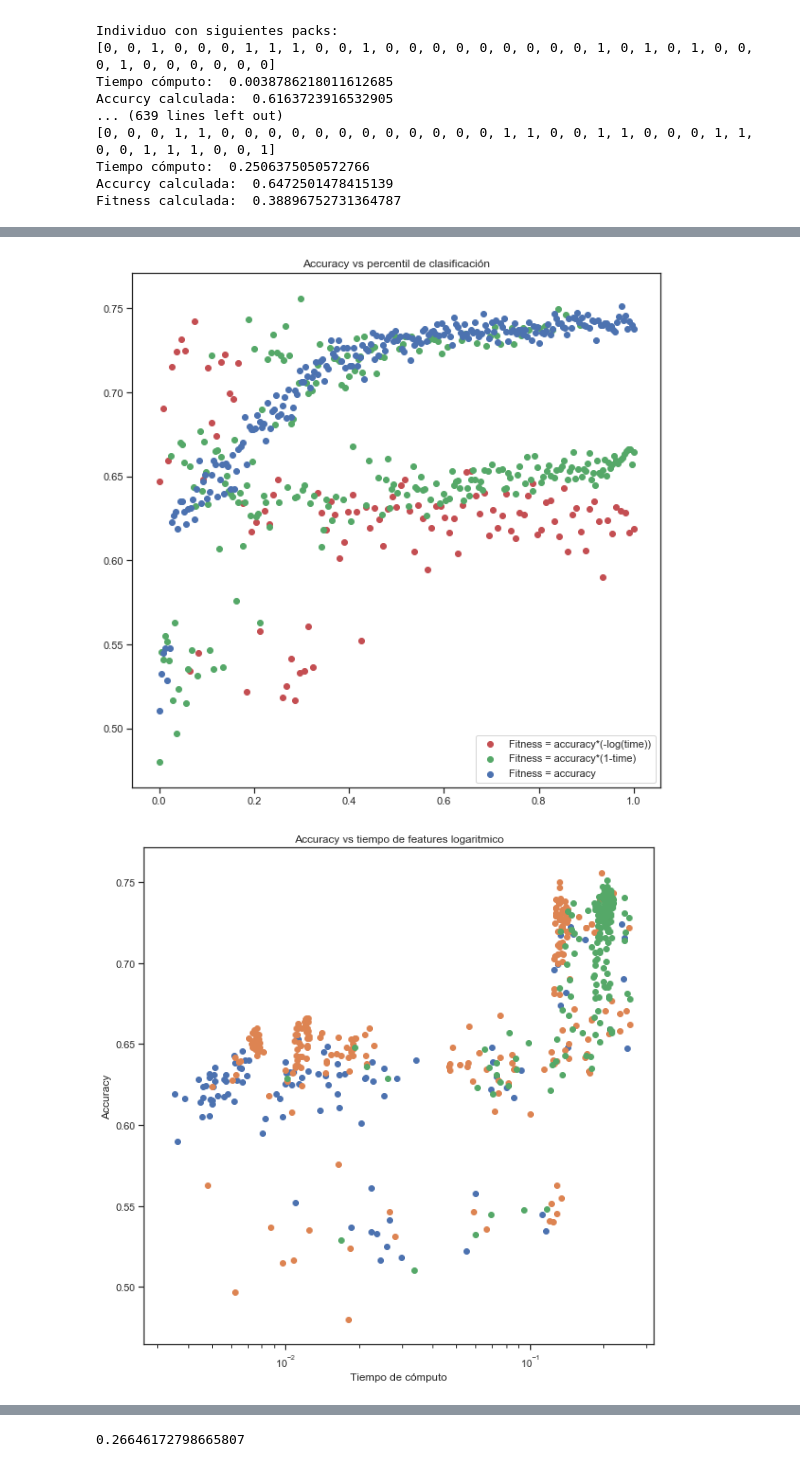
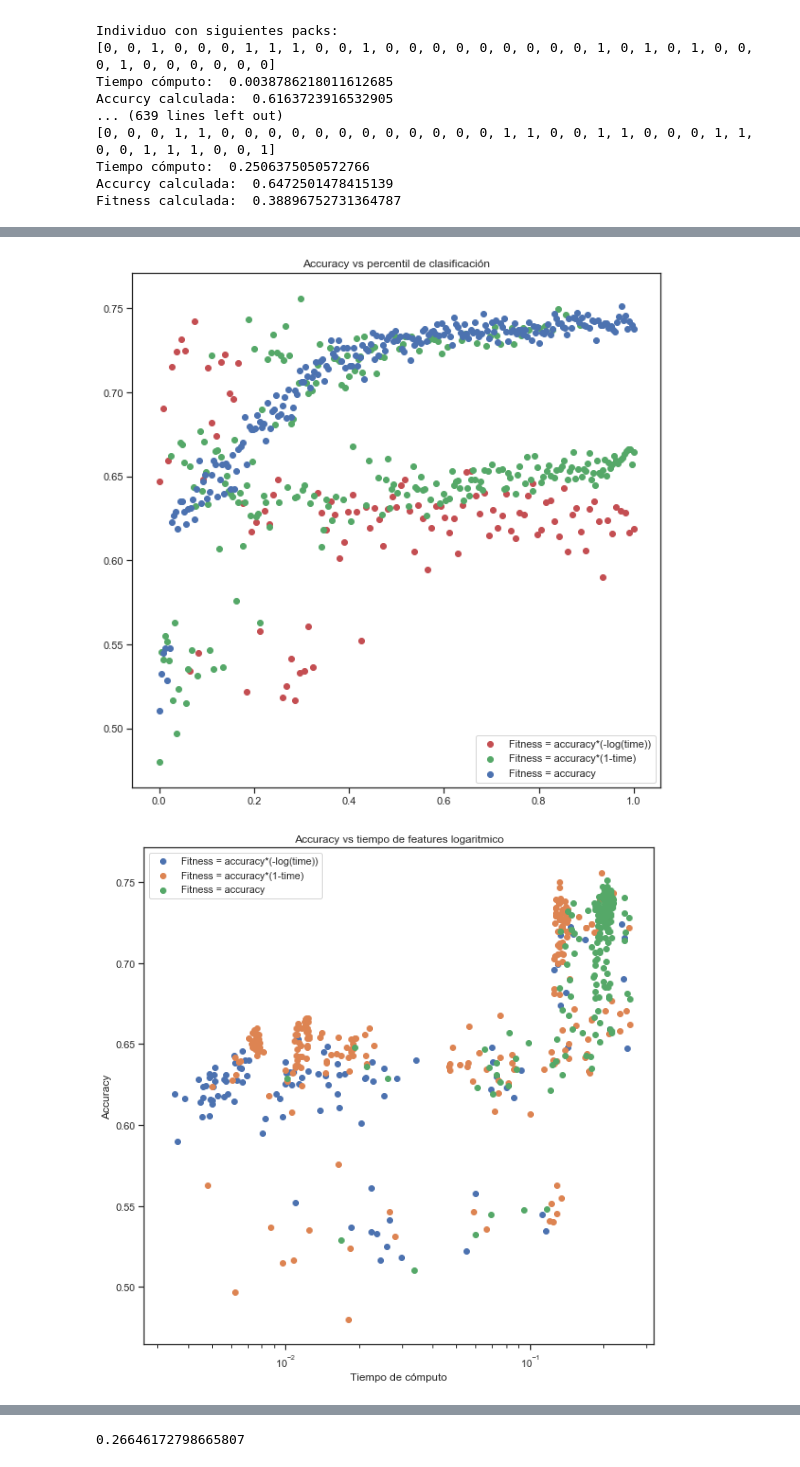
Before and after one commit to CubelliJ/Clasificacion_rapida_ALeRCE, a Jupyter notebook: ALeRCE_Hito_1.ipynb, the cells around one changed output, grey strips where cells are left out. Drawn from its saved outputs; the diff is of its cells as text; code cells hidden in the pictures.

```diff
--- a/ALeRCE_Hito_1.ipynb
+++ b/ALeRCE_Hito_1.ipynb
@@ -336,24 +371,32 @@ def getTandAcc(individual, X_train, X_test, y_train, y_test):
     return accuracy, t
 # %%
 #========DEAP GLOBAL VARIABLES (viewable by SCOOP)========
+options = ['log', 'lineal', 'none']
+
+allHalls = []
+
+for option in options:
 
 # Create Individual
-creator.create("FitnessMax", base.Fitness, weights=(1.0,))
-creator.create("Individual", list, fitness=creator.FitnessMax)
+    creator.create("FitnessMax", base.Fitness, weights=(1.0,))
+    creator.create("Individual", list, fitness=creator.FitnessMax)
 
 # Create Toolbox
-toolbox = base.Toolbox()
-toolbox.register("attr_bool", random.randint, 0, 1)
-toolbox.register("individual", tools.initRepeat, creator.Individual, toolbox.attr_bool, len(feature_packs))
-toolbox.register("population", tools.initRepeat, list, toolbox.individual)
+    toolbox = base.Toolbox() º
+    toolbox.register("attr_bool", random.randint, 0, 1)
+    toolbox.register("individual", tools.initRepeat, creator.Individual, toolbox.attr_bool, len(feature_packs))
+    toolbox.register("population", tools.initRepeat, list, toolbox.individual)
 
 # Continue filling toolbox...
-toolbox.register("evaluate", getFitness, X_train=X_train, X_test=X_test, y_train=y_train, y_test=y_test)
-toolbox.register("mate", tools.cxOnePoint)
-toolbox.register("mutate", tools.mutFlipBit, indpb=0.07)
-toolbox.register("select", tools.selTournament, tournsize=3)
+    toolbox.register("evaluate", getFitness, X_train=X_train, X_test=X_test, y_train=y_train, y_test=y_test, option=option)
+    toolbox.register("mate", tools.cxOnePoint)
+    toolbox.register("mutate", tools.mutFlipBit, indpb=0.07)
+    toolbox.register("select", tools.selTournament, tournsize=3)
+
+    hof = getHof()
+    allHalls.append(hof)
 # %%
-def getHof(): # Hall of fame
+def getHof(option='log'): # Hall of fame
 
     # Initialize variables to use eaSimple
     numPop = 50
@@ -474,4 +478,0 @@ Fitness calculada:  0.6386799115117439
-# %%
-print('Obtención de métricas: Espera 3-4 horas en éste\n')
-validationFitnessList2, timeList2, individualList2, percentileList2 = getMetrics(hof2)
-# Tomamos solo cada 5 casos para formar una frontera de decisión, y después profundizamos en caso de que se requiera.
@@ -518,3 +478,0 @@ Fitness calculada:  0.6805237776760885
-# %%
-print('Obtención de métricas de validación: \n')
-validationFitnessList3, timeList3, individualList3, percentileList3 = getMetrics(hof3)
@@ -555,34 +495,35 @@ for i in timeList:
 
 logTime2 = []
 for i in timeList2:
     logTime2.append(math.log(i,10))
 
 logTime3 = []
 for i in timeList3:
     logTime3.append(math.log(i,10))
 
 f = plt.figure(2)
 plt.scatter(timeList, validationAccuracyList, label='Fitness = accuracy*(-log(time))') # Distribuición con tiempo logaritmico.
 plt.scatter(timeList2, validationAccuracyList2, label='Fitness = accuracy*(1-time)') # Distribuición con tiempo logaritmico.
 plt.scatter(timeList3, validationAccuracyList3, label='Fitness = accuracy') # Distribuición con tiempo logaritmico.plt.legend()
+plt.legend()
 plt.xscale('log')
 plt.xlabel('Tiempo de cómputo')
 plt.ylabel('Accuracy')
 plt.title('Accuracy vs tiempo de features logaritmico')
 f.show()
 
 g = plt.figure(3)
 plt.scatter(timeList, validationAccuracyList, label='Fitness = accuracy*(-log(time))') # Distribuición con tiempo logaritmico.
 plt.scatter(timeList2, validationAccuracyList2, label='Fitness = accuracy*(1-time)') # Distribuición con tiempo logaritmico.
 plt.scatter(timeList3, validationAccuracyList3, label='Fitness = accuracy') # Distribuición con tiempo logaritmico.
 plt.legend()
 plt.xlabel('Tiempo de cómputo')
 plt.ylabel('Accuracy')
 plt.title('Accuracy vs tiempo de features')
 g.show()
 # %% [output]
 [figure]
-[figure, old version]
+[figure, new version]
 [figure]
 # %%
 allTimeLists = timeList+timeList2+timeList3
```
Also changed, not shown: parts of 13 cells of this notebook, 1 other file.
